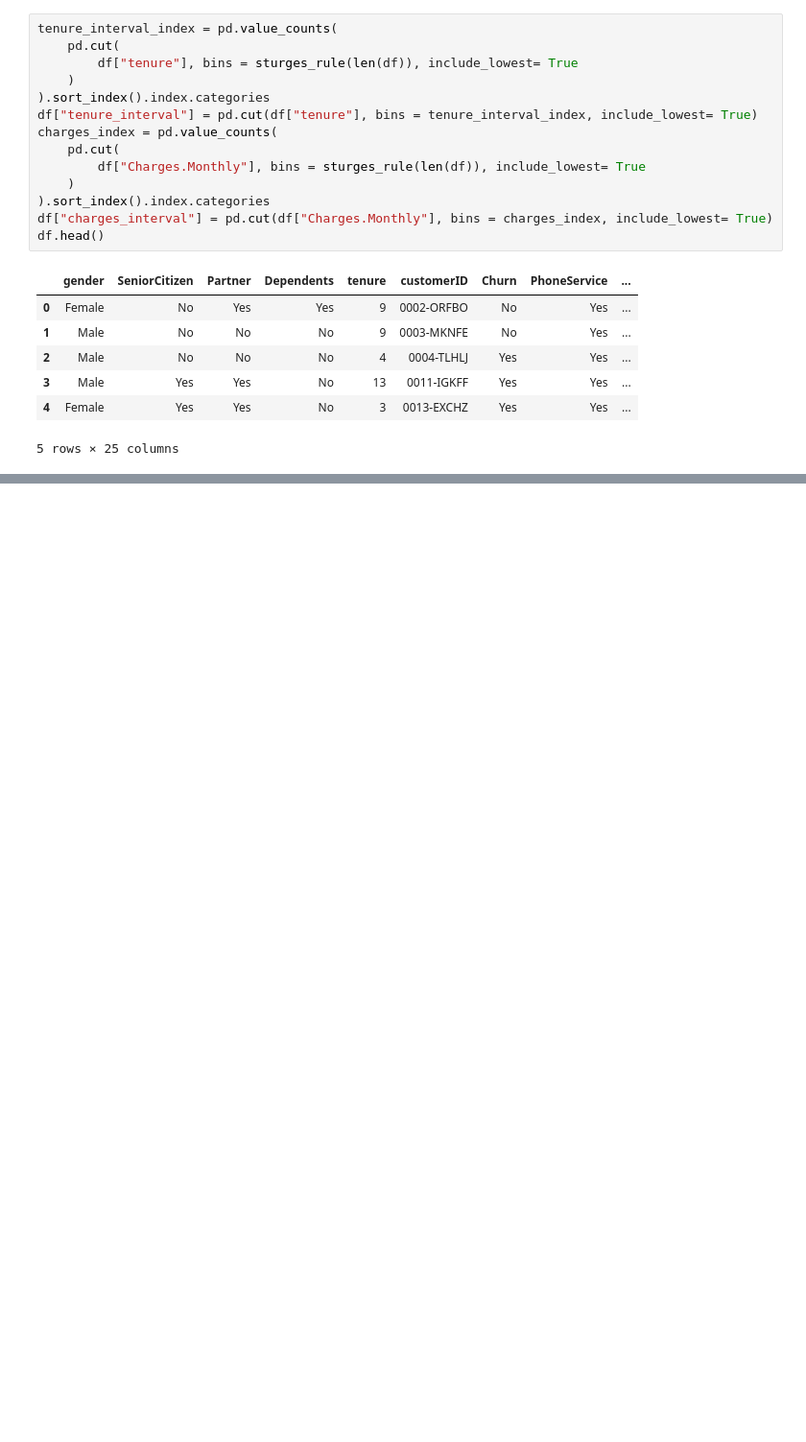
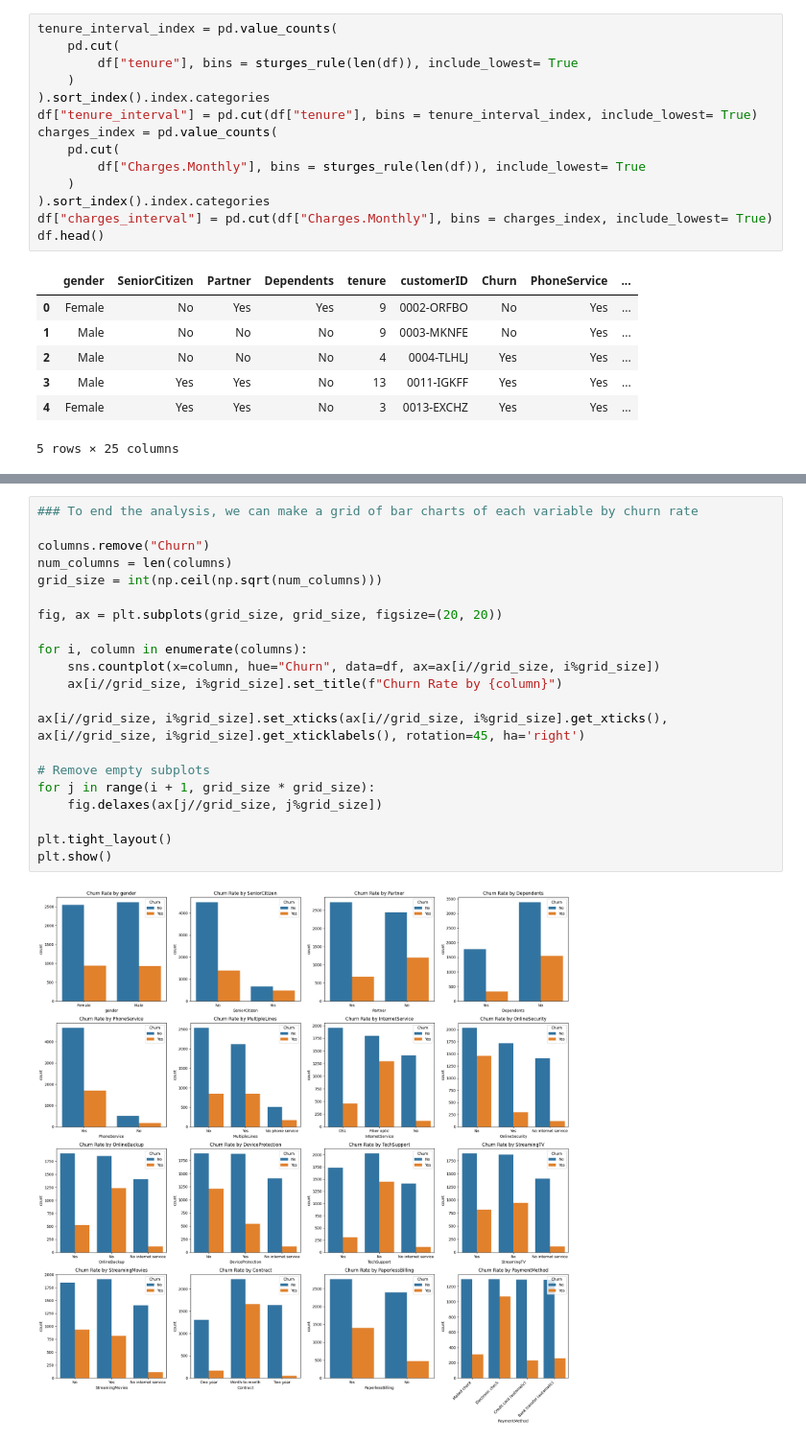
Before and after one commit to leorlik/alura-voz, a Jupyter notebook: 2 - Data Analysis/data_analysis.ipynb, the cells around one changed output, grey strips where cells are left out. Shown at 96% size. Cells and saved outputs as stored; diff of their text form; blank space fills up the shorter version.

Commit message:
add/Ending of the analysis

```diff
--- a/2 - Data Analysis/data_analysis.ipynb
+++ b/2 - Data Analysis/data_analysis.ipynb
@@ -358,0 +492,23 @@ plt.show()
+# %%
+### To end the analysis, we can make a grid of bar charts of each variable by churn rate
+
+columns.remove("Churn")
+num_columns = len(columns)
+grid_size = int(np.ceil(np.sqrt(num_columns)))
+
+fig, ax = plt.subplots(grid_size, grid_size, figsize=(20, 20))
+
+for i, column in enumerate(columns):
+    sns.countplot(x=column, hue="Churn", data=df, ax=ax[i//grid_size, i%grid_size])
+    ax[i//grid_size, i%grid_size].set_title(f"Churn Rate by {column}")
+
+ax[i//grid_size, i%grid_size].set_xticks(ax[i//grid_size, i%grid_size].get_xticks(), ax[i//grid_size, i%grid_size].get_xticklabels(), rotation=45, ha='right')
+
+# Remove empty subplots
+for j in range(i + 1, grid_size * grid_size):
+    fig.delaxes(ax[j//grid_size, j%grid_size])
+
+plt.tight_layout()
+plt.show()
+# %% [output]
+[figure, added]
```
Also changed, not shown: parts of 17 cells of this notebook.
